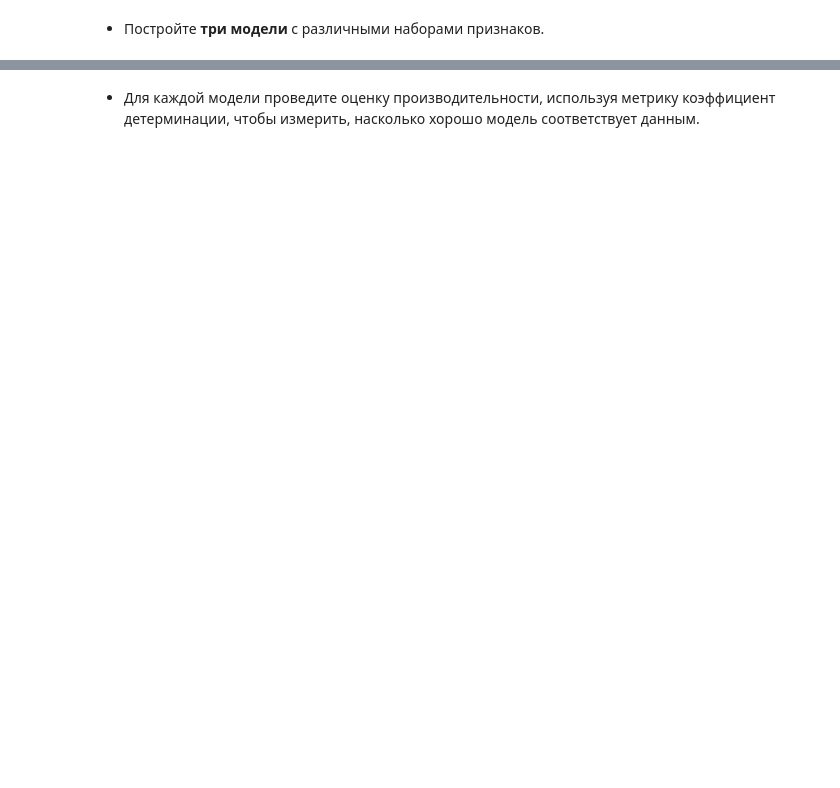
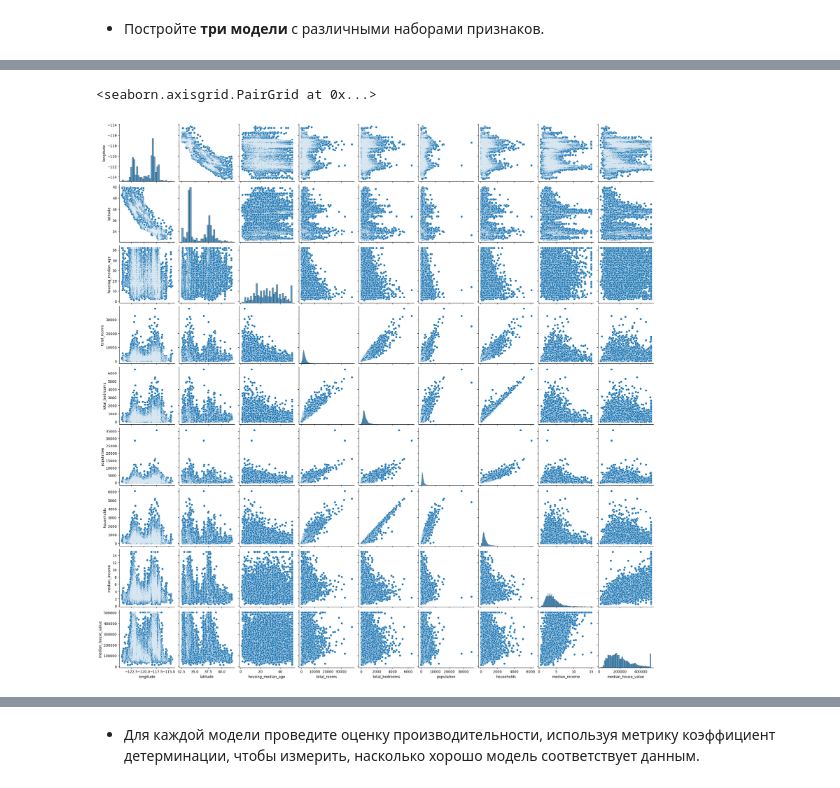
Before and after one commit to e1turin/itmo-ai-systems, a Jupyter notebook: module-2/lab-4/solution.ipynb, the cells around one changed output, grey strips where cells are left out. Drawn from its saved outputs; the diff is of its cells as text; code cells hidden in the pictures; blank space fills up the shorter version.

```diff
--- a/module-2/lab-4/solution.ipynb
+++ b/module-2/lab-4/solution.ipynb
@@ -191,0 +217,5 @@ interval columns not set, guessing: ['longitude', 'latitude', 'housing_median_ag
+# %%
+sns.pairplot(df)
+# %% [output]
+<seaborn.axisgrid.PairGrid at 0x...>
+[figure, added]
```
Also changed, not shown: parts of 24 cells of this notebook, 1 other file.
